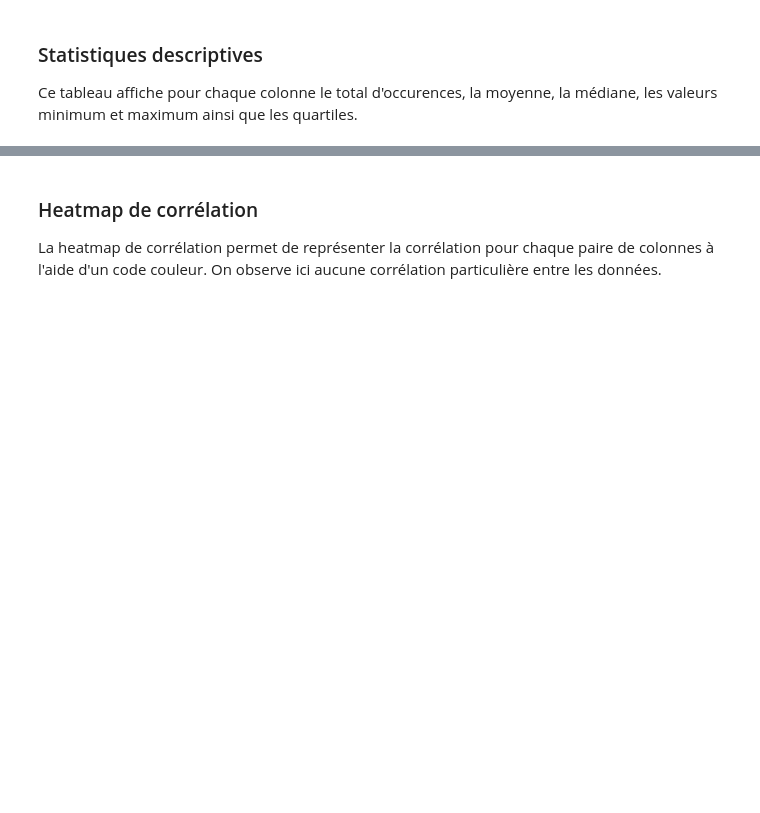
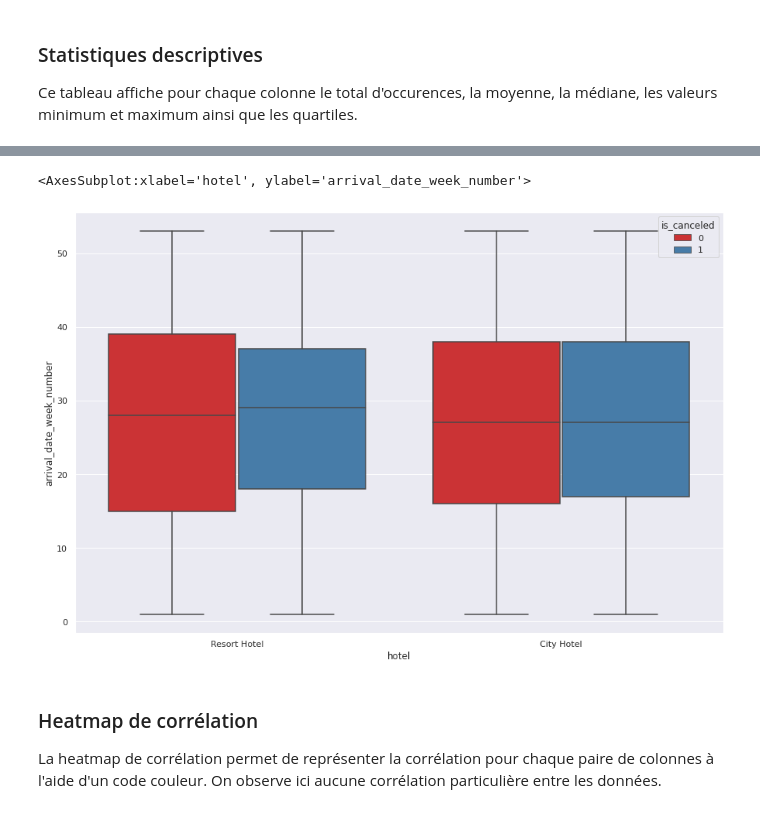
Before and after one commit to vince1396/ML---Hotel-booking, a Jupyter notebook: data_insights.ipynb, the cells around one changed output, grey strips where cells are left out. Saved outputs shown, nothing was run; the diff lists cells and outputs as text; code cells hidden in the pictures; blank space fills up the shorter version.

```diff
--- a/data_insights.ipynb
+++ b/data_insights.ipynb
@@ -70,3 +91,9 @@ df.describe()
+# %%
+plt.figure(figsize=(15,10))
+sns.boxplot(y="arrival_date_week_number", x="hotel", data=df, hue="is_canceled", palette='Set1')
+# %% [output]
+<AxesSubplot:xlabel='hotel', ylabel='arrival_date_week_number'>
+[figure, added]
 # %% [markdown]
 ### Heatmap de corrélation
 
```
Also changed, not shown: parts of 78 cells of this notebook.
